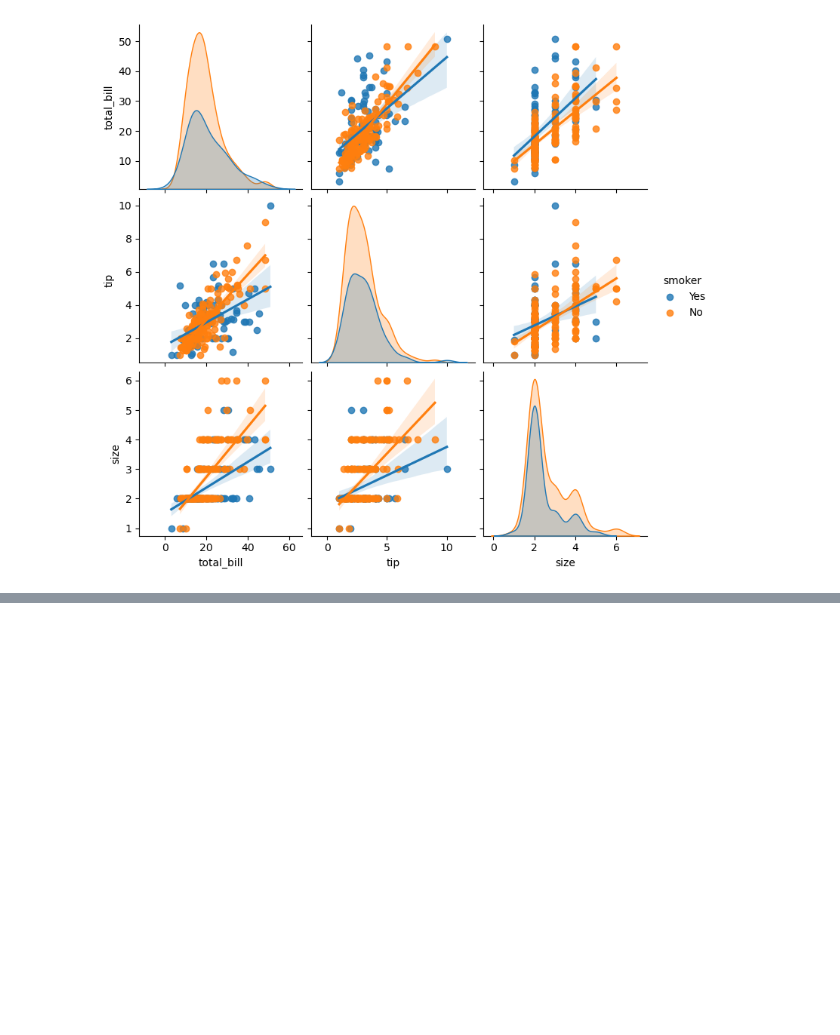
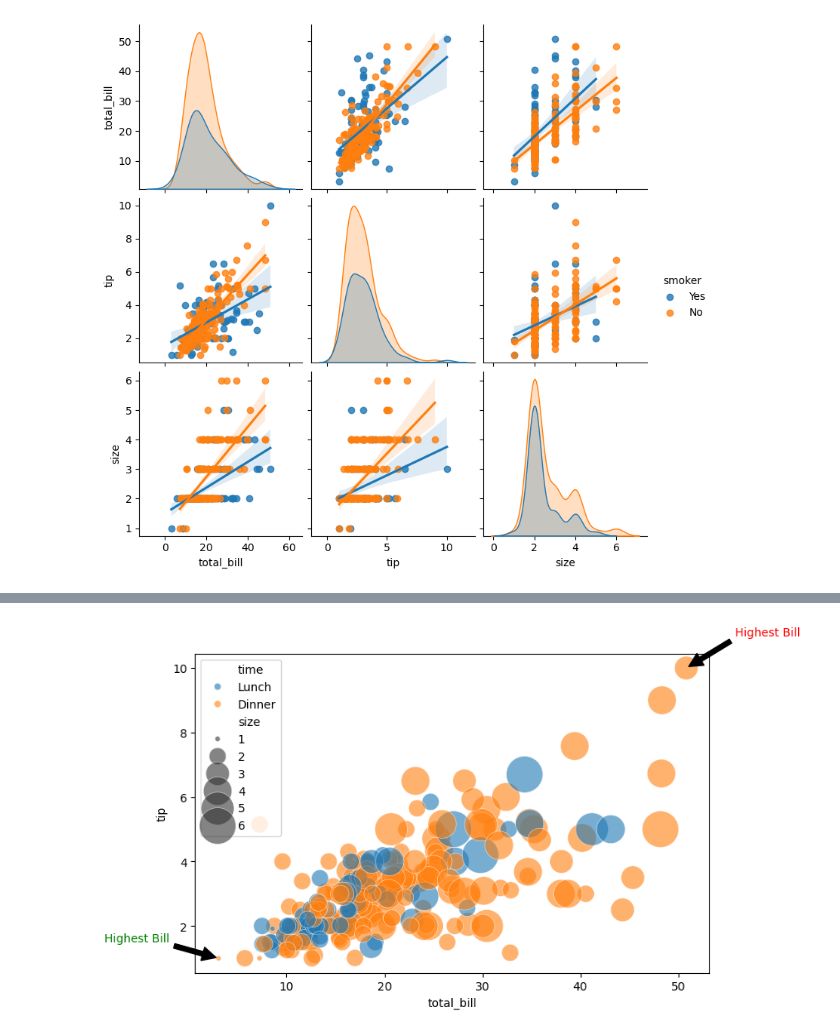
Before and after one commit to RoktimTaye/TIHAN-HYDRABAD-CLASSES, a Jupyter notebook: MODULE 1/MyPrac2.ipynb, the cells around one changed output, grey strips where cells are left out. Drawn from its saved outputs; the diff is of its cells as text; code cells hidden in the pictures; blank space fills up the shorter version.

```diff
--- a/MODULE 1/MyPrac2.ipynb
+++ b/MODULE 1/MyPrac2.ipynb
@@ -136,3 +136,6 @@ pairplot = sns.pairplot(MyDf2,
 plt.show()
 # %% [output]
 [figure]
+# %%
+df = sns.load_dataset('tips')
+df
@@ -138,0 +156,38 @@ plt.show()
+# %%
+plt.figure(figsize=(8, 5))
+sns.scatterplot(
+    data=df,
+    x="total_bill",
+    y="tip",
+    size="size",
+    hue="time",
+    sizes=(20, 1000),
+    alpha=0.6,
+    edgecolor="w",
+    linewidth=0.5
+)
+
+highest_bill_row = df.loc[df['total_bill'].idxmax()]
+plt.annotate(
+    'Highest Bill',
+    xy=(highest_bill_row['total_bill'],highest_bill_row['tip']),
+    xytext=(highest_bill_row['total_bill']+5,highest_bill_row['tip']+1),
+    arrowprops=dict(facecolor='black',shrink=0.05),
+    fontsize=10,
+    color='red'
+)
+
+highest_bill_row = df.loc[df['total_bill'].idxmin()]
+plt.annotate(
+    'Highest Bill',
+    xy=(highest_bill_row['total_bill'],highest_bill_row['tip']),
+    xytext=(highest_bill_row['total_bill']-5,highest_bill_row['tip']+0.5),
+    arrowprops=dict(facecolor='black',shrink=0.05),
+    fontsize=10,
+    color='green',
+    horizontalalignment='right'
+)
+
+plt.show()
+# %% [output]
+[figure, added]
```
Also changed, not shown: parts of 1 cell of this notebook, 1 other file.
